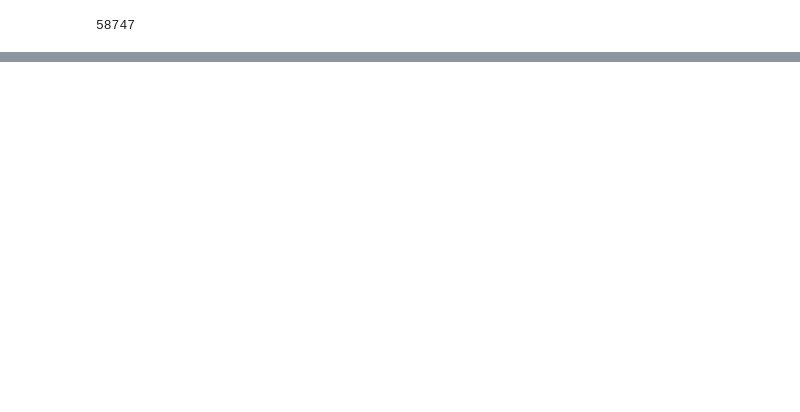
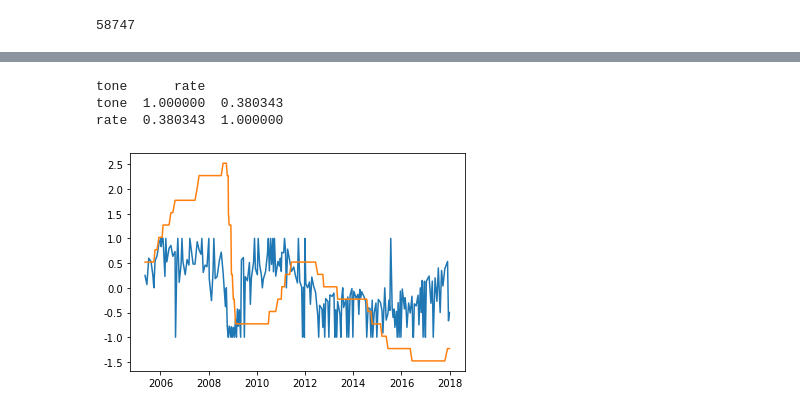
Before and after one commit to Dev-hottae/bok_project, a Jupyter notebook: a.ipynb, the cells around one changed output, grey strips where cells are left out. Cells and saved outputs as stored; diff of their text form; code cells hidden in the pictures; blank space fills up the shorter version.

```diff
--- a/a.ipynb
+++ b/a.ipynb
@@ -912,0 +1171,46 @@ NameError: name 'train_df' is not defined
+# %%
+test_data = pd.read_json('test_ngram_datas.json')
+test_data['ngram'] = list(map(lambda i : i.split(','), test_data['ngram']))
+test_data['date'] = list(map(lambda i : i.date(), test_data['date']))
+test_data = test_data[test_data['date'] <= datetime.date(2017,12,31)]
+
+def tone_sent(x):
+    a = 0
+    b = 0
+    for ngram in x:
+        if ngram in hawkish:
+            a += 1
+        elif ngram in dovish:
+            b += 1
+    try:
+        return (a-b) / (a+b)
+    except:
+        return np.nan
+test_data['tone'] = list(map(tone_sent, test_data['ngram']))
+test_data.dropna(inplace=True)
+# 0은 중립
+test_data['HD'] = list(map(lambda i : 'H' if i > 0 else 'D' if i < 0 else np.nan, test_data['tone']))
+test_data.dropna(inplace=True)
+test_data['H'] = list(map(lambda i : 1 if i == 'H' else 0, test_data['HD']))
+test_data['D'] = list(map(lambda i : 1 if i == 'D' else 0, test_data['HD']))
+final_tone = test_data.groupby('date').sum()[['H','D']]
+final_tone['tone'] = (final_tone['H'] - final_tone['D']) / (final_tone['H'] + final_tone['D'])
+sr_df = pd.read_json('standard_rate.json').set_index('date')
+final_tone['rate'] = sr_df['rate']
+corr = final_tone[['tone','rate']].corr(method = 'pearson')
+print(corr)
+import matplotlib.pyplot as plt
+plt.plot(final_tone['tone'])
+# def norm(x):
+#     if x - final_tone['rate'].mean() > 0:
+#         (x - final_tone['rate'].mean()) / (final_tone['rate'].max() - final_tone['rate'].mean())
+#     else:
+#         (x - final_tone['rate'].mean()) / (final_tone['rate'].mean() - final_tone['rate'].min())
+# final_tone['norm_rate'] = list(map(norm, final_tone['rate']))
+plt.plot(final_tone['rate']-final_tone['rate'].mean())
+plt.show()
+# %% [output]
+tone      rate
+tone  1.000000  0.380343
+rate  0.380343  1.000000
+[figure, added]
```
Also changed, not shown: parts of 109 cells of this notebook, 2 other files.
